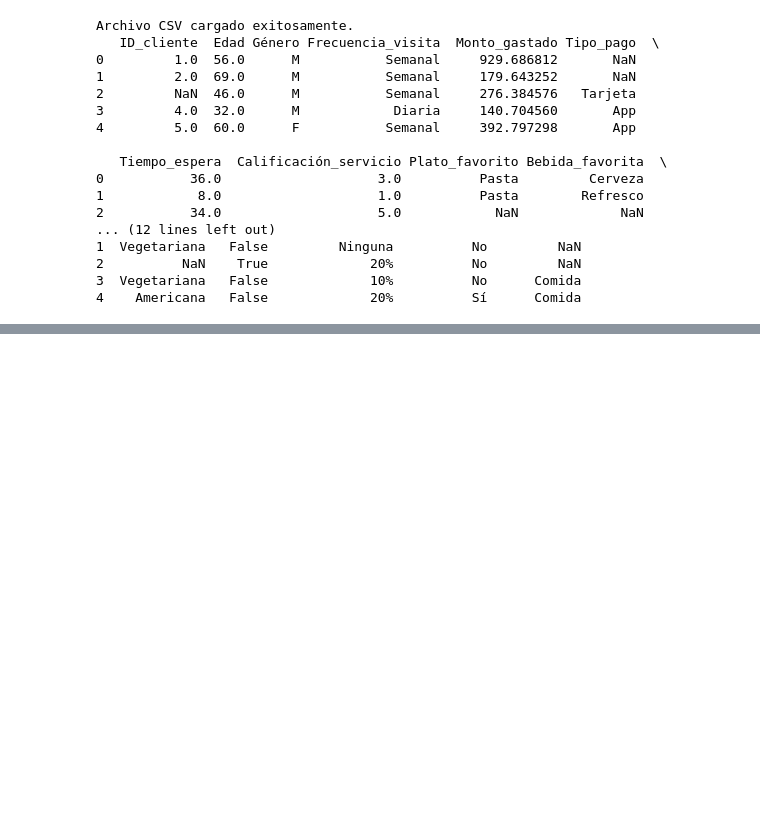
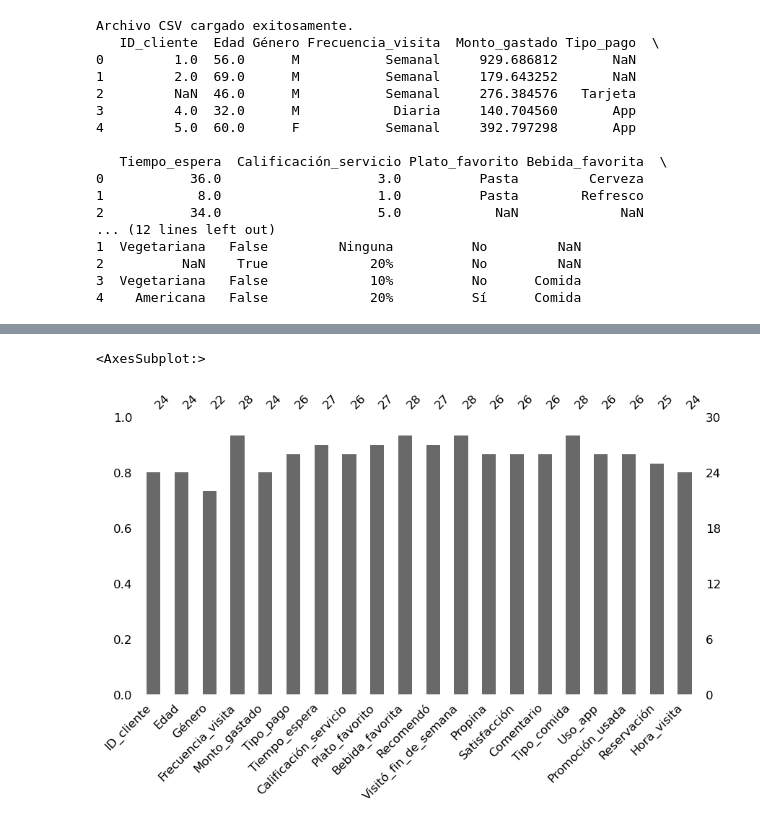
Before and after one commit to fcisnerosr/datos_faltantes, a Jupyter notebook: curso-datos-faltantes-main/mio/exploracion_restaurantes.ipynb, the cells around one changed output, grey strips where cells are left out. Drawn from its saved outputs; the diff is of its cells as text; code cells hidden in the pictures; blank space fills up the shorter version.

```diff
--- a/curso-datos-faltantes-main/mio/exploracion_restaurantes.ipynb
+++ b/curso-datos-faltantes-main/mio/exploracion_restaurantes.ipynb
@@ -81,0 +181,5 @@ Archivo CSV cargado exitosamente.
+# %%
+missingno.bar(df, figsize=(10, 5), fontsize=12)
+# %% [output]
+<AxesSubplot:>
+[figure, added]
```
Also changed, not shown: parts of 17 cells of this notebook, 1 other file.
